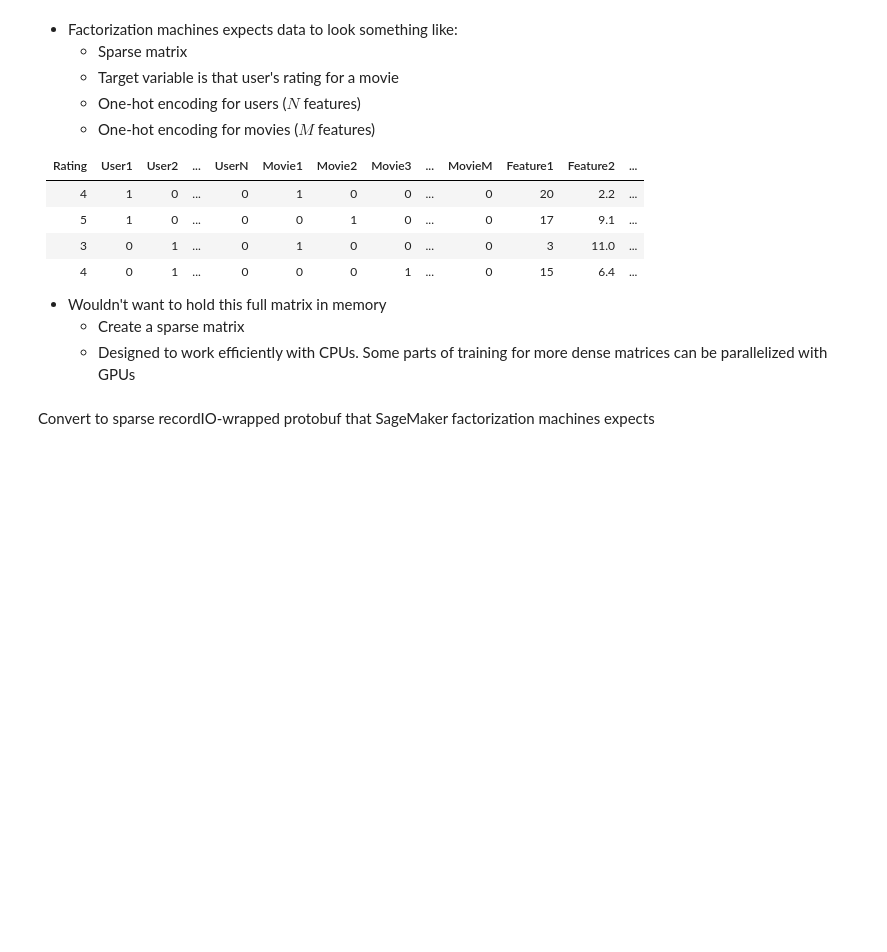
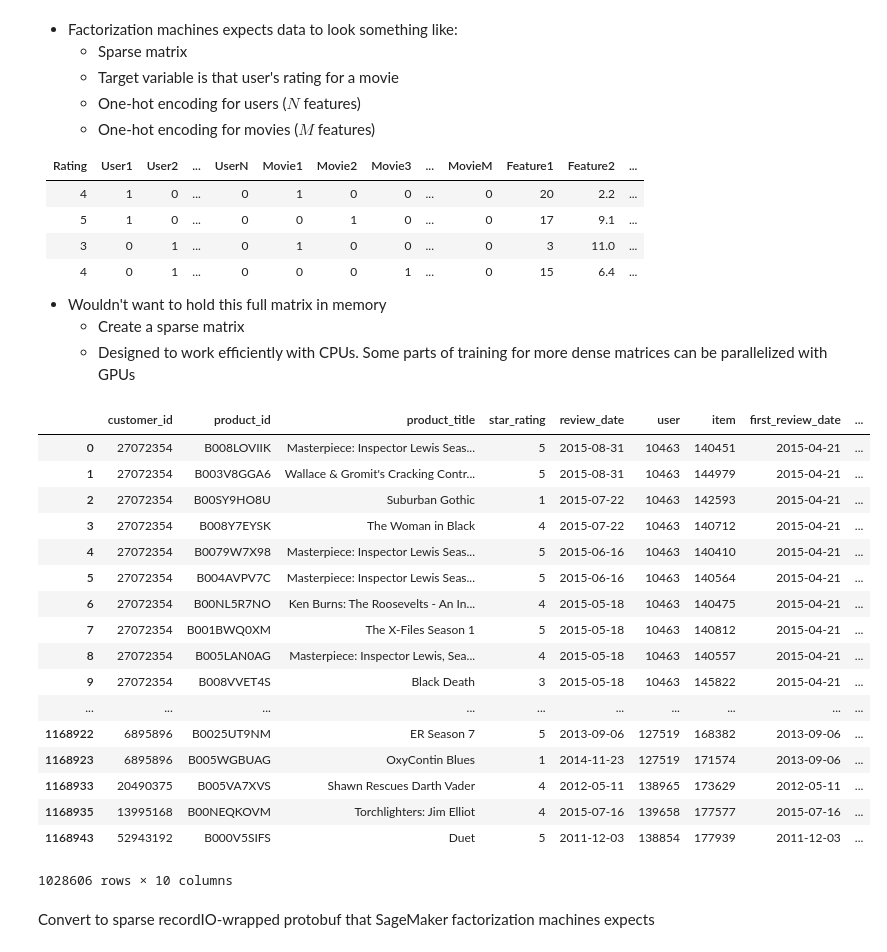
Before and after one commit to rumiio/sagemaker-rec-engine-demo, a Jupyter notebook: fm_amazon_recommender.ipynb, the cells around one changed output. Drawn from its saved outputs; the diff is of its cells as text; code cells hidden in the pictures; blank space fills up the shorter version.

```diff
--- a/fm_amazon_recommender.ipynb
+++ b/fm_amazon_recommender.ipynb
@@ -170,6 +334,27 @@ def to_csr_matrix(df, num_users, num_items):
 # %%
 train_csr = to_csr_matrix(train_df, customer_index.shape[0], product_index.shape[0])
 test_csr = to_csr_matrix(test_df, customer_index.shape[0], product_index.shape[0])
+# %%
+train_df
+# %% [output]
+|  | customer_id | product_id | product_title | star_rating | review_date | user | item | first_review_date | ... |
+| 0 | 27072354 | B008LOVIIK | Masterpiece: Inspector Lewis Seas... | 5 | 2015-08-31 | 10463 | 140451 | 2015-04-21 | ... |
+| 1 | 27072354 | B003V8GGA6 | Wallace & Gromit's Cracking Contr... | 5 | 2015-08-31 | 10463 | 144979 | 2015-04-21 | ... |
+| 2 | 27072354 | B00SY9HO8U | Suburban Gothic | 1 | 2015-07-22 | 10463 | 142593 | 2015-04-21 | ... |
+| 3 | 27072354 | B008Y7EYSK | The Woman in Black | 4 | 2015-07-22 | 10463 | 140712 | 2015-04-21 | ... |
+| 4 | 27072354 | B0079W7X98 | Masterpiece: Inspector Lewis Seas... | 5 | 2015-06-16 | 10463 | 140410 | 2015-04-21 | ... |
+| 5 | 27072354 | B004AVPV7C | Masterpiece: Inspector Lewis Seas... | 5 | 2015-06-16 | 10463 | 140564 | 2015-04-21 | ... |
+| 6 | 27072354 | B00NL5R7NO | Ken Burns: The Roosevelts - An In... | 4 | 2015-05-18 | 10463 | 140475 | 2015-04-21 | ... |
+| 7 | 27072354 | B001BWQ0XM | The X-Files Season 1 | 5 | 2015-05-18 | 10463 | 140812 | 2015-04-21 | ... |
+| 8 | 27072354 | B005LAN0AG | Masterpiece: Inspector Lewis, Sea... | 4 | 2015-05-18 | 10463 | 140557 | 2015-04-21 | ... |
+| 9 | 27072354 | B008VVET4S | Black Death | 3 | 2015-05-18 | 10463 | 145822 | 2015-04-21 | ... |
+| ... | ... | ... | ... | ... | ... | ... | ... | ... | ... |
+| 1168922 | 6895896 | B0025UT9NM | ER Season 7 | 5 | 2013-09-06 | 127519 | 168382 | 2013-09-06 | ... |
+| 1168923 | 6895896 | B005WGBUAG | OxyContin Blues | 1 | 2014-11-23 | 127519 | 171574 | 2013-09-06 | ... |
+| 1168933 | 20490375 | B005VA7XVS | Shawn Rescues Darth Vader | 4 | 2012-05-11 | 138965 | 173629 | 2012-05-11 | ... |
+| 1168935 | 13995168 | B00NEQKOVM | Torchlighters: Jim Elliot | 4 | 2015-07-16 | 139658 | 177577 | 2015-07-16 | ... |
+| 1168943 | 52943192 | B000V5SIFS | Duet | 5 | 2011-12-03 | 138854 | 177939 | 2011-12-03 | ... |
+1028606 rows × 10 columns
 # %% [markdown]
 Convert to sparse recordIO-wrapped protobuf that SageMaker factorization machines expects
 # %%
```
Also changed, not shown: parts of 34 cells of this notebook, 1 other file.
